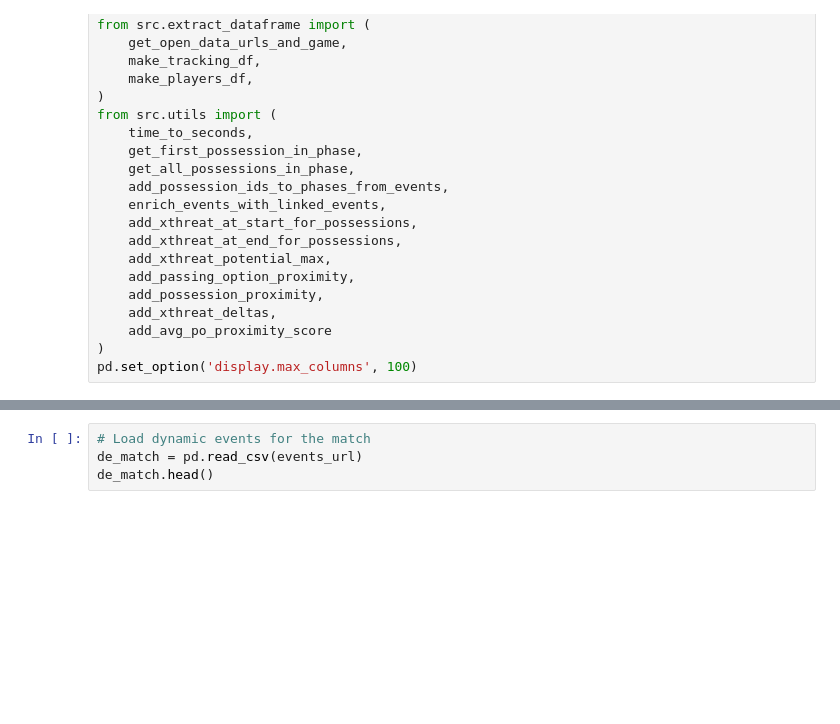
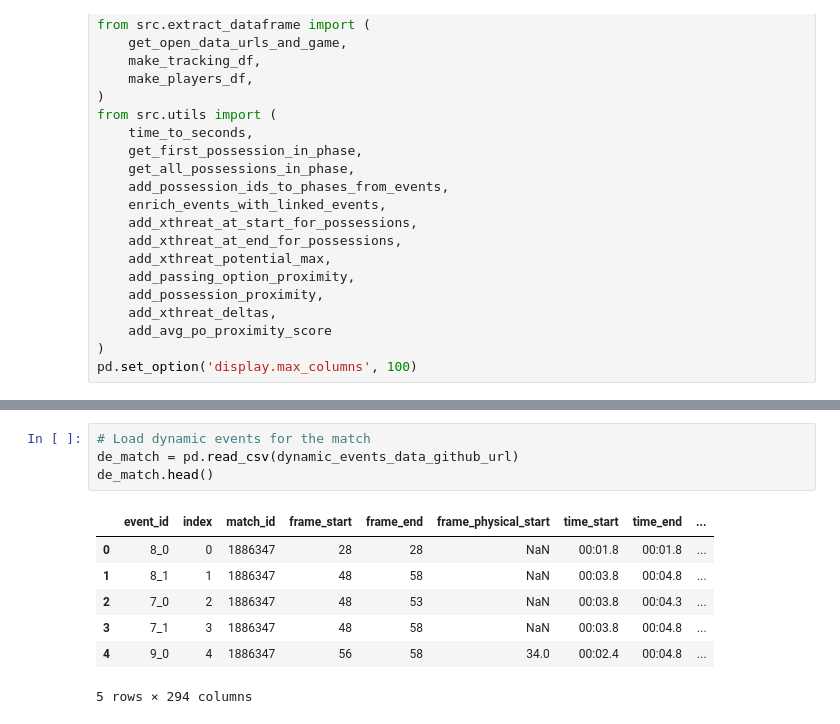
Before and after one commit to falguni7/analytics_cup_research_fg, a Jupyter notebook: submission.ipynb, the cells around one changed output, grey strips where cells are left out. Cells and saved outputs as stored; diff of their text form; blank space fills up the shorter version.

```diff
--- a/submission.ipynb
+++ b/submission.ipynb
@@ -46,7 +69,15 @@ enriched_tracking_data.head()
 # %%
 # Load dynamic events for the match
-de_match = pd.read_csv(events_url)
+de_match = pd.read_csv(dynamic_events_data_github_url)
 de_match.head()
+# %% [output]
+|  | event_id | index | match_id | frame_start | frame_end | frame_physical_start | time_start | time_end | ... |
+| 0 | 8_0 | 0 | 1886347 | 28 | 28 | NaN | 00:01.8 | 00:01.8 | ... |
+| 1 | 8_1 | 1 | 1886347 | 48 | 58 | NaN | 00:03.8 | 00:04.8 | ... |
+| 2 | 7_0 | 2 | 1886347 | 48 | 53 | NaN | 00:03.8 | 00:04.3 | ... |
+| 3 | 7_1 | 3 | 1886347 | 48 | 58 | NaN | 00:03.8 | 00:04.8 | ... |
+| 4 | 9_0 | 4 | 1886347 | 56 | 58 | 34.0 | 00:02.4 | 00:04.8 | ... |
+5 rows × 294 columns
 # %%
 # Read phases of play data
 phases_match = pd.read_csv(phase_data_github_url)
```
Also changed, not shown: parts of 16 cells of this notebook.
